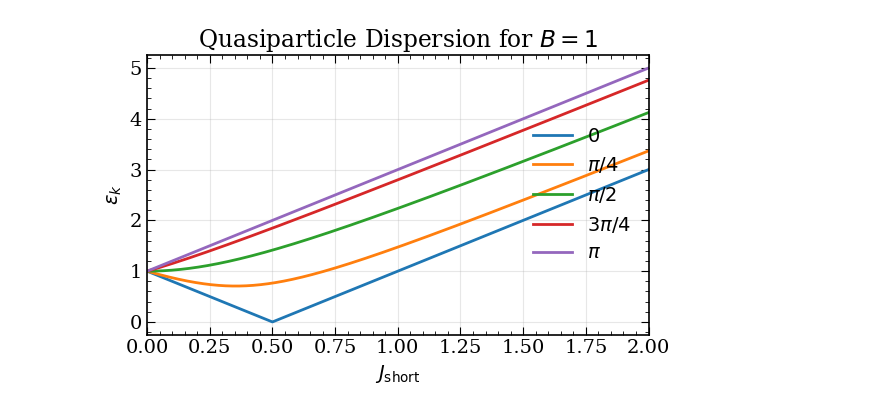
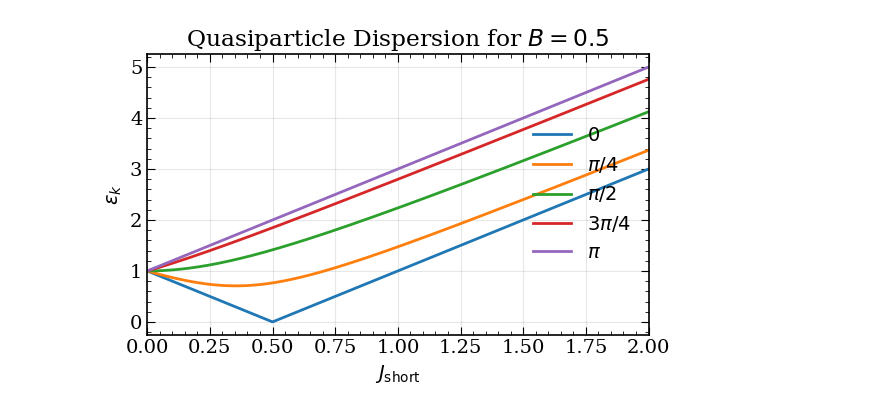
Before and after one commit to Shreyas-phys/Many-body-Dynamics, a Jupyter notebook: python code/Compiled.ipynb, the cells around one changed output. Cells and saved outputs as stored; diff of their text form; code cells hidden in the pictures.

```diff
--- a/python code/Compiled.ipynb
+++ b/python code/Compiled.ipynb
@@ -24,32 +24,32 @@ plt.rcParams.update({
 })
 
 # ----- Compute curves -----
 J = np.linspace(J_min, J_max, J_points)
 curves = [epsilon(k, J, B=B) for k in k_values]
 
 # ----- Plot -----
 plt.figure(figsize=(6, 4))
 for y, lbl in zip(curves, k_labels):
     plt.plot(J, y, linewidth=2.0, label=lbl)
 
 plt.xlabel(r"$J_{\mathrm{short}}$")
 plt.ylabel(r"$\epsilon_k$")
-plt.title(r"Quasiparticle Dispersion for $B = 1$")
+plt.title(r"Quasiparticle Dispersion for $B = 0.5$")
 plt.xlim(J_min, J_max)
 
 # Ticks (minor + major)
 ax = plt.gca()
 ax.minorticks_on()
 ax.tick_params(which="both", direction="in", top=True, right=True)
 ax.tick_params(which="major", length=6)
 ax.tick_params(which="minor", length=3)
 
 plt.legend(loc="center right")
 
 plt.tight_layout()
 
 # ----- Save PDF -----
 plt.savefig("dispersion_B1.pdf", format="pdf", bbox_inches="tight")
 plt.show()
 # %% [output]
-[figure, old version]
+[figure, new version]
```
Also changed, not shown: parts of 2 cells of this notebook, 48 other files.
